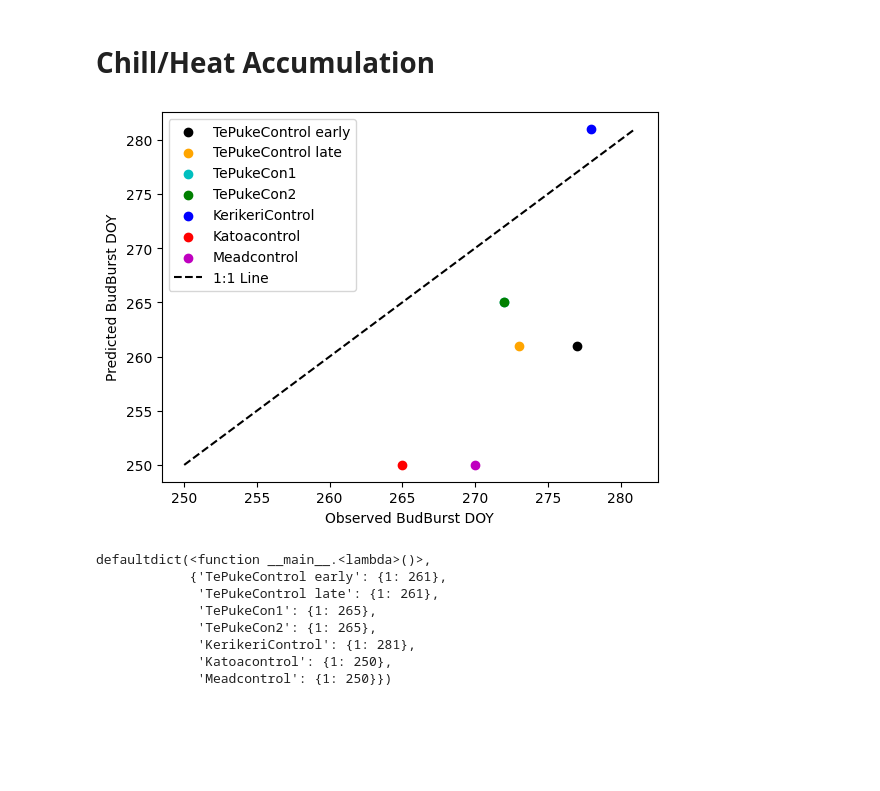
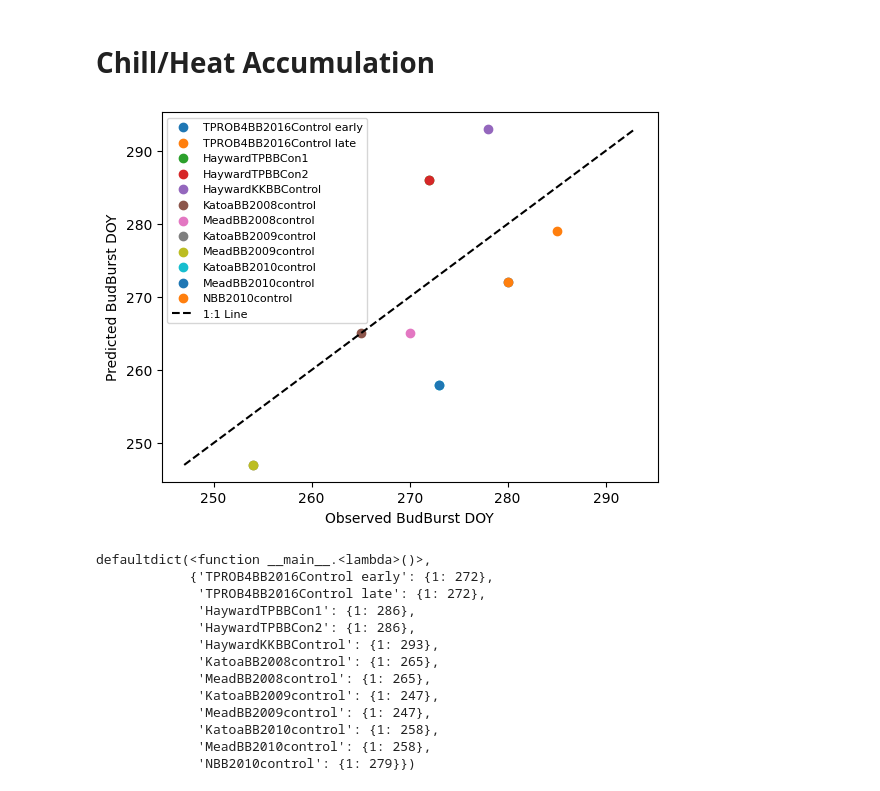
Before and after one commit to Niloofar-Sh/PlayGround, a Jupyter notebook: EndoEcoDormancy.ipynb, the cells around one changed output. Drawn from its saved outputs; the diff is of its cells as text; code cells hidden in the pictures; blank space fills up the shorter version.

```diff
--- a/EndoEcoDormancy.ipynb
+++ b/EndoEcoDormancy.ipynb
@@ -79,7 +79,7 @@ def GDH(Tb,Tu,Tc,T):
 # Chill/Heat Accumulation
 # %%
 # Chill & heat accumulation
-def chill_heat_accumulation(start_doy, buds_targets, predicted_endo_release_doy, budbreak_date, weather_since_start_doy, location, treatment_name):
+def chill_heat_accumulation(start_doy, buds_targets, predicted_endo_release_doy, predicted_budbreak_doy, weather_since_start_doy, sheet_name, treatment_name):
 
 
     for bud_position,target in buds_targets.items():
@@ -93,7 +93,7 @@ def chill_heat_accumulation(start_doy, buds_targets, predicted_endo_release_doy,
         for idx_endodormancy_release, temp in enumerate(weather_since_start_doy['temp']):
             chillVal += Chill(Tc, temp)
             if chillVal >= chill_requirement:
-                predicted_endo_release_doy[location+treatment_name][bud_position] = int(weather_since_start_doy['doy'].iloc[idx_endodormancy_release])+start_doy  # Get the date at this index
+                predicted_endo_release_doy[sheet_name+treatment_name][bud_position] = int(weather_since_start_doy['doy'].iloc[idx_endodormancy_release])+start_doy  # Get the date at this index
                 break
 
         # from the date of endodormancy release, start accumulating heat
@@ -106,16 +106,16 @@ def chill_heat_accumulation(start_doy, buds_targets, predicted_endo_release_doy,
         for idx_bb, temp in enumerate(weather_since_start_doy['temp'].loc[idx_endodormancy_release::]):
             heatVal += Wangengel(MinTemp,OptTemp,MaxTemp,RefTemp,temp)
             if heatVal >= heat_requirement:
-                budbreak_date[location+treatment_name][bud_position] = int(weather_since_start_doy['doy'].iloc[idx_endodormancy_release+idx_bb])+start_doy  # Get the date at this index
+                predicted_budbreak_doy[sheet_name+treatment_name][bud_position] = int(weather_since_start_doy['doy'].iloc[idx_endodormancy_release+idx_bb])+start_doy  # Get the date at this index
                 break
-    return predicted_endo_release_doy, budbreak_date
+    return predicted_endo_release_doy, predicted_budbreak_doy
 # %%
 with open("config_MultiDataFiles.json", "r") as file:
     config = json.load(file)
 
 start_doy = pd.to_datetime('2016-03-01').dayofyear # 1st of March to start accumulation of chill units
 chill_requirement_fixed = 900
-heat_requirement_fixed = 400
+heat_requirement_fixed = 500
 buds_targets = {1:{'chill':chill_requirement_fixed, 'heat':heat_requirement_fixed}}#, 2:{'chill':chill_requirement_fixed, 'heat':200}, 3:{'chill':chill_requirement_fixed, 'heat':300}, 4:{'chill':chill_requirement_fixed, 'heat':400}, 5:{'chill':chill_requirement_fixed, 'heat':500}, 6:{'chill':chill_requirement_fixed, 'heat':600}}
 
 
@@ -154,55 +154,62 @@ for file_name, file_info in config.items():
             # print(weather_since_start_doy.head(30))
 
             # Predict the endodormancy release doy and budbreak doy
-            predicted_endo_release_doy, predicted_budbreak_doy = chill_heat_accumulation(start_doy,buds_targets, predicted_endo_release_doy, predicted_budbreak_doy, weather_since_start_doy, location, treatment_name)
+            predicted_endo_release_doy, predicted_budbreak_doy = chill_heat_accumulation(start_doy,buds_targets, predicted_endo_release_doy, predicted_budbreak_doy, weather_since_start_doy, sheet_name, treatment_name)
 
             # Load and calculate the observed budburst doy
             _, _, BudBurstDOY = load_observations(file_path,sheet_name, cultivar_col,cultivar_name,treatment_col,treatment_name,location,max_observed_buds)
-            observed_budbreak_doy[location+treatment_name][1] = BudBurstDOY
+            observed_budbreak_doy[sheet_name+treatment_name][1] = BudBurstDOY
 # %%
 plt.figure()
 all_bb_days = []
 observed_all = []
 predicted_all = []
-colors = ['k','orange','c','g','b','r','m']
-for (trtmnt1,bb1),(trtmnt2,bb2),c in zip(predicted_budbreak_doy.items(), observed_budbreak_doy.items(), colors):
+# colors = ['k','orange','c','g','b','r','m','grey','salmon']
+for (trtmnt1,bb1),(trtmnt2,bb2) in zip(predicted_budbreak_doy.items(), observed_budbreak_doy.items()):
     predicted_bb = list(bb1.values())[0]
     observed_bb = list(bb2.values())[0]
     all_bb_days.append(observed_bb)
     all_bb_days.append(predicted_bb)
     observed_all.append(observed_bb)
     predicted_all.append(predicted_bb)
-    plt.scatter(observed_bb,predicted_bb, color=c, label=trtmnt1)
+    plt.scatter(observed_bb,predicted_bb, label=trtmnt2)
 
 # Convert to numpy arrays
 observed_all = np.array(observed_all)
 predicted_all = np.array(predicted_all)
 # Fit linear regression
 slope, intercept, r_value, p_value, std_err = linregress(observed_all, predicted_all)
 regression_line = slope * observed_all + intercept
 # Calculate R²
 r_squared = r_value ** 2
 # Plot regression line
 # plt.plot(observed_all, regression_line, 'k-', label=f"Regression (y={slope:.2f}x + {intercept:.2f}), R2={round(r_squared,2)}")
 
 
 # Add 1:1 dashed line
 plt.plot([min(all_bb_days), max(all_bb_days)], [min(all_bb_days), max(all_bb_days)], 'k--', label="1:1 Line")  # Dashed black line
 
 plt.xlabel('Observed BudBurst DOY')
 plt.ylabel('Predicted BudBurst DOY')
-plt.legend()
+# plt.xlim(250,285)
+# plt.ylim(250,285)
+plt.legend(fontsize=8)
 plt.show()
 # %% [output]
-[figure, old version]
+[figure, new version]
 # %%
 predicted_budbreak_doy
 # %% [output]
 defaultdict(<function __main__.<lambda>()>,
-            {'TePukeControl early': {1: 261},
-             'TePukeControl late': {1: 261},
-             'TePukeCon1': {1: 265},
-             'TePukeCon2': {1: 265},
-             'KerikeriControl': {1: 281},
-             'Katoacontrol': {1: 250},
-             'Meadcontrol': {1: 250}})
+            {'TPROB4BB2016Control early': {1: 272},
+             'TPROB4BB2016Control late': {1: 272},
+             'HaywardTPBBCon1': {1: 286},
+             'HaywardTPBBCon2': {1: 286},
+             'HaywardKKBBControl': {1: 293},
+             'KatoaBB2008control': {1: 265},
+             'MeadBB2008control': {1: 265},
+             'KatoaBB2009control': {1: 247},
+             'MeadBB2009control': {1: 247},
+             'KatoaBB2010control': {1: 258},
+             'MeadBB2010control': {1: 258},
+             'NBB2010control': {1: 279}})
```
Also changed, not shown: parts of 1 cell of this notebook, 3 other files.
